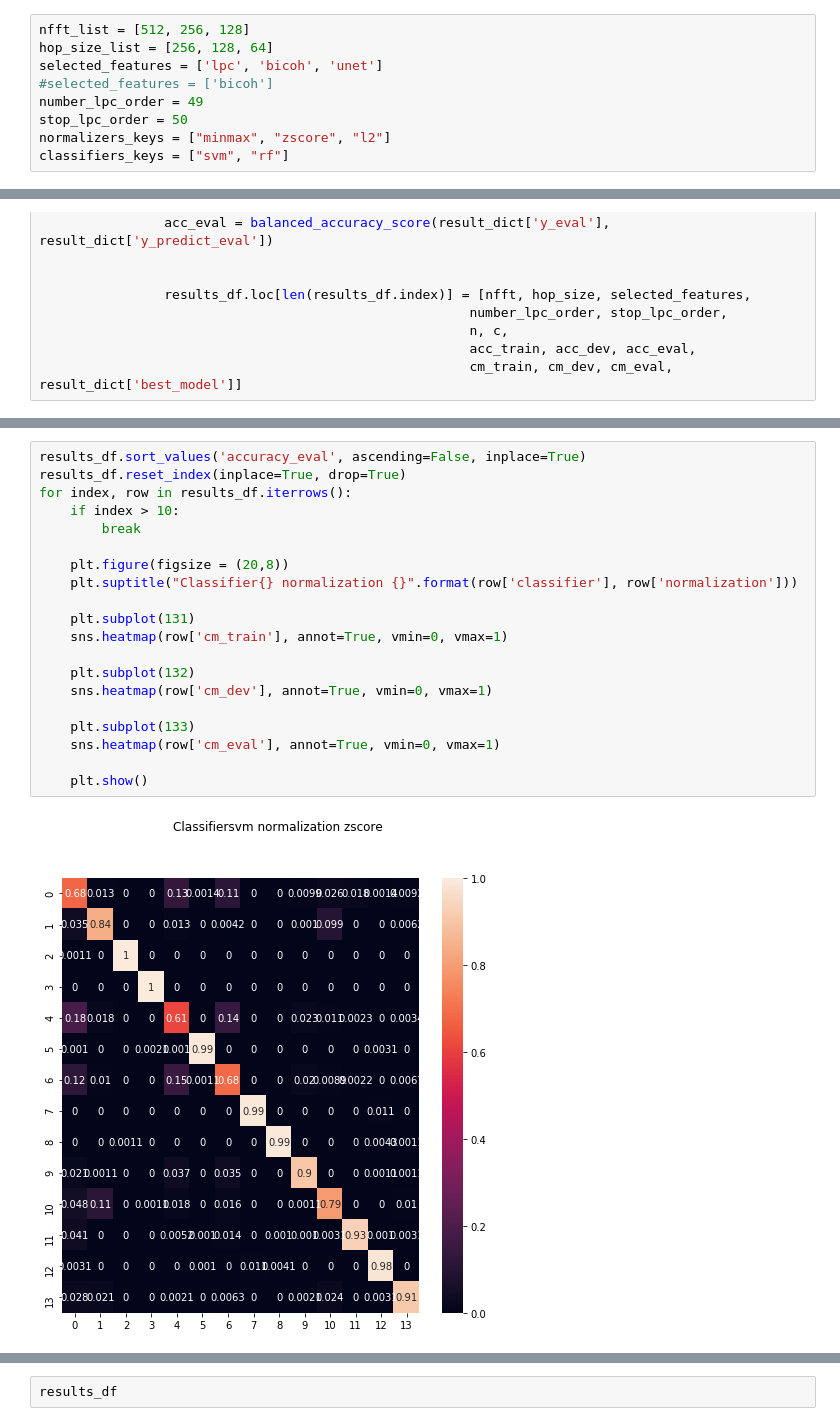
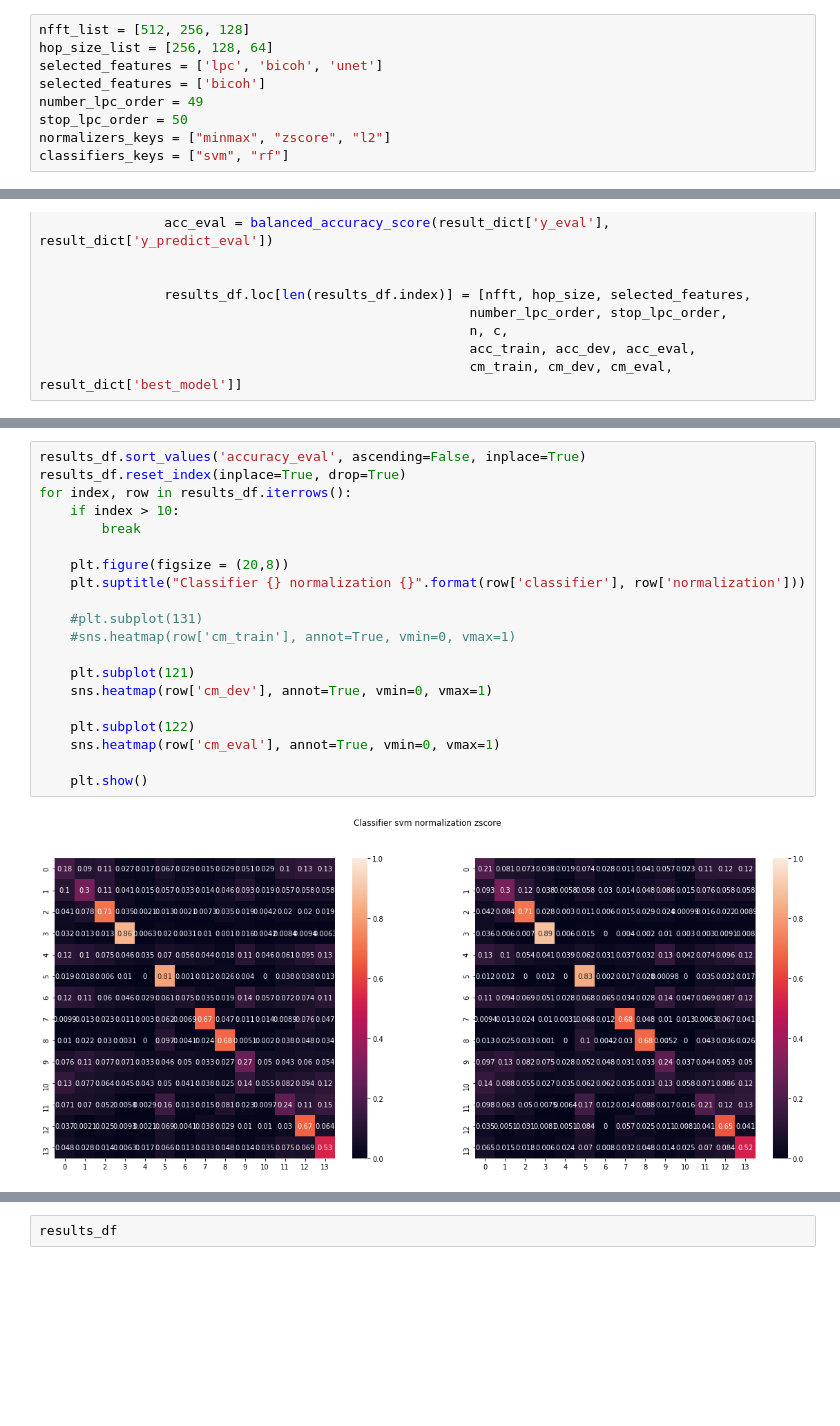
Before and after one commit to polimi-ispl/STLT_spoof_speech_detection, a Jupyter notebook: notebook/collect_results-closedset_multiclass_eval.ipynb, the cells around one changed output, grey strips where cells are left out. Drawn from its saved outputs; the diff is of its cells as text; blank space fills up the shorter version.

```diff
--- a/notebook/collect_results-closedset_multiclass_eval.ipynb
+++ b/notebook/collect_results-closedset_multiclass_eval.ipynb
@@ -21,7 +21,7 @@ result_root_path = '/nas/home/cborrelli/bot_speech/results/closed_set_multiclass
 nfft_list = [512, 256, 128]
 hop_size_list = [256, 128, 64]
 selected_features = ['lpc', 'bicoh', 'unet']
-#selected_features = ['bicoh']
+selected_features = ['bicoh']
 number_lpc_order = 49
 stop_lpc_order = 50
 normalizers_keys = ["minmax", "zscore", "l2"]
@@ -89,22 +90,22 @@ results_df
 # %%
 results_df.sort_values('accuracy_eval', ascending=False, inplace=True)
 results_df.reset_index(inplace=True, drop=True)
 for index, row in results_df.iterrows():
     if index > 10:
         break
 
     plt.figure(figsize = (20,8))
-    plt.suptitle("Classifier{} normalization {}".format(row['classifier'], row['normalization']))
+    plt.suptitle("Classifier {} normalization {}".format(row['classifier'], row['normalization']))
 
-    plt.subplot(131)
-    sns.heatmap(row['cm_train'], annot=True, vmin=0, vmax=1)
+    #plt.subplot(131)
+    #sns.heatmap(row['cm_train'], annot=True, vmin=0, vmax=1)
 
-    plt.subplot(132)
+    plt.subplot(121)
     sns.heatmap(row['cm_dev'], annot=True, vmin=0, vmax=1)
 
-    plt.subplot(133)
+    plt.subplot(122)
     sns.heatmap(row['cm_eval'], annot=True, vmin=0, vmax=1)
 
     plt.show()
 # %% [output]
-[figure, old version]
+[figure, new version]
```
Also changed, not shown: parts of 3 cells of this notebook, 28 other files.
